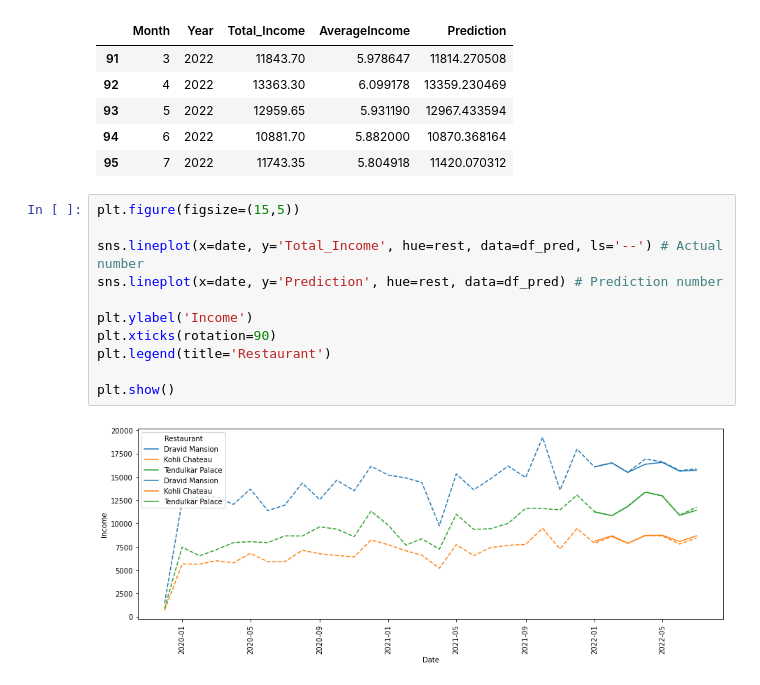
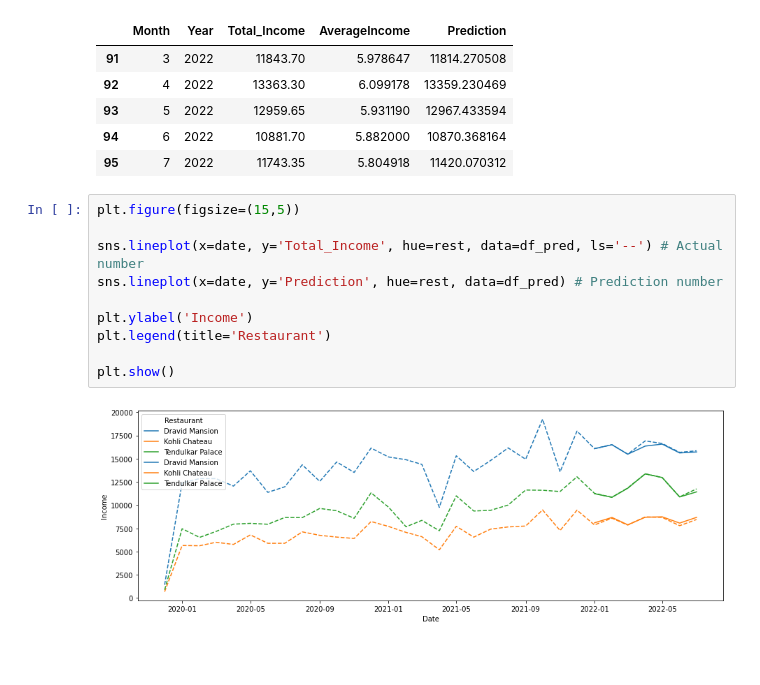
Before and after one commit to SZhafiri/Forecasting, a Jupyter notebook: RestaurantSales/Restaurant Sales Prediction.ipynb, the cells around one changed output. Drawn from its saved outputs; the diff is of its cells as text; blank space fills up the shorter version.

```diff
--- a/RestaurantSales/Restaurant Sales Prediction.ipynb
+++ b/RestaurantSales/Restaurant Sales Prediction.ipynb
@@ -189,13 +185,12 @@ df_pred.tail()
 # %%
 plt.figure(figsize=(15,5))
 
 sns.lineplot(x=date, y='Total_Income', hue=rest, data=df_pred, ls='--') # Actual number
 sns.lineplot(x=date, y='Prediction', hue=rest, data=df_pred) # Prediction number
 
 plt.ylabel('Income')
-plt.xticks(rotation=90)
 plt.legend(title='Restaurant')
 
 plt.show()
 # %% [output]
-[figure, old version]
+[figure, new version]
```
Also changed, not shown: parts of 5 cells of this notebook.
